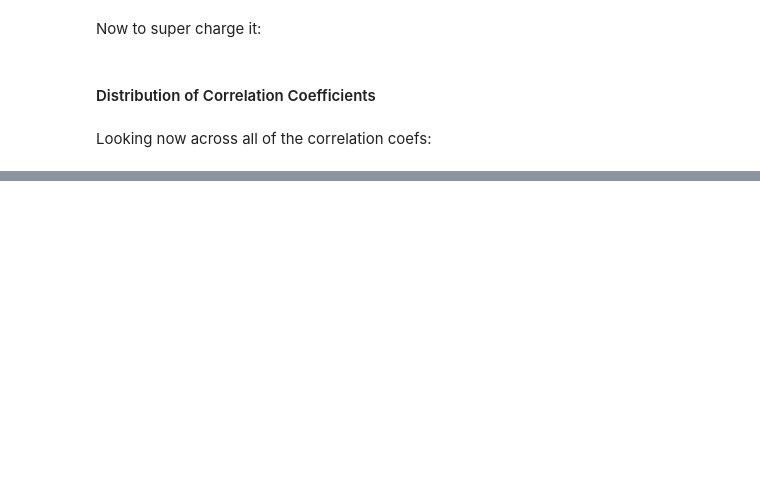
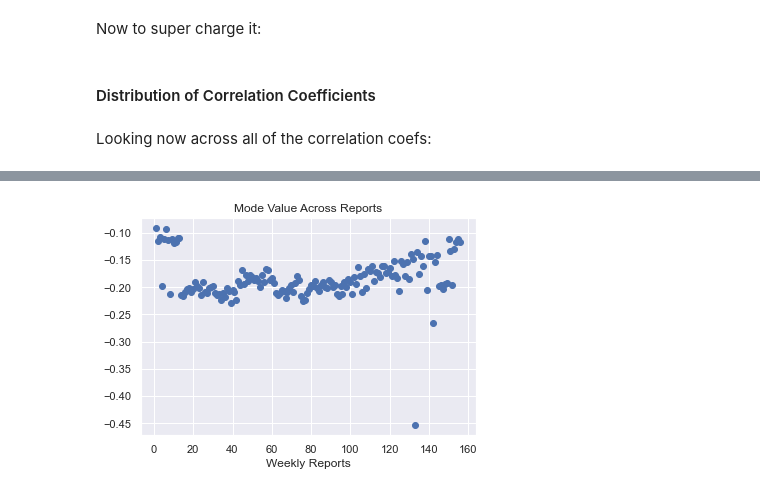
Before and after one commit to mess-clarifai/behaviorally, a Jupyter notebook: notebooks/correlations.ipynb, the cells around one changed output, grey strips where cells are left out. Saved outputs shown, nothing was run; the diff lists cells and outputs as text; code cells hidden in the pictures; blank space fills up the shorter version.

Commit message:
adding in work done in for Behaviorally's finalized prouct analysis

```diff
--- a/notebooks/correlations.ipynb
+++ b/notebooks/correlations.ipynb
@@ -340,10 +340,15 @@ frmt = lambda s: '-'.join(s.upper().split()).replace('%', 'PCT')
 
 pbar = tqdm(enumerate(reports, start=1), total=len(reports))  # HACK using their own report-numbering scheme against them!
 
+all_dfs = []
+
+
 for i, report in pbar:
     df_ = df.merge(report, how='left', on='UPC 10 digit')
     df_ = df_.infer_objects()  # this here attempts to coerce objects to floats, leaving the strings untouched.
     results_agg = df_.groupby('job_number').mean()
+
+    all_dfs.append(df_)
 
     x, *columns = results_agg.columns
 
@@ -360,11 +365,12 @@ for i, report in pbar:
 
         output_path = os.path.join(save_dir, image_name)
 
-        if not os.path.exists(output_path) and not OVERWRITE:
+        if not os.path.exists(output_path) or OVERWRITE:
 
             plt.title(title)
             plt.scatter(results_agg[x], results_agg[c])
             plt.xlabel(x)
+            plt.xlim((0, 100))
             plt.ylabel(c)
             plt.tight_layout()
             # plt.show()
@@ -398,0 +414,16 @@ tools.plotting.coef_dist_plot(all_coefs)
+# %%
+import scipy
+
+ks = []
+vs = []
+
+for k, v in corr_coefs.items():
+    ks.append(k)
+    vs.append(scipy.stats.mode(v).mode[0])
+
+plt.scatter(ks, vs)
+plt.title('Mode Value Across Reports')
+plt.xlabel('Weekly Reports')
+plt.savefig('outputs/analysis/modes.png')
+# %% [output]
+[figure, added]
```
Also changed, not shown: parts of 15 cells of this notebook, 5 other files.
